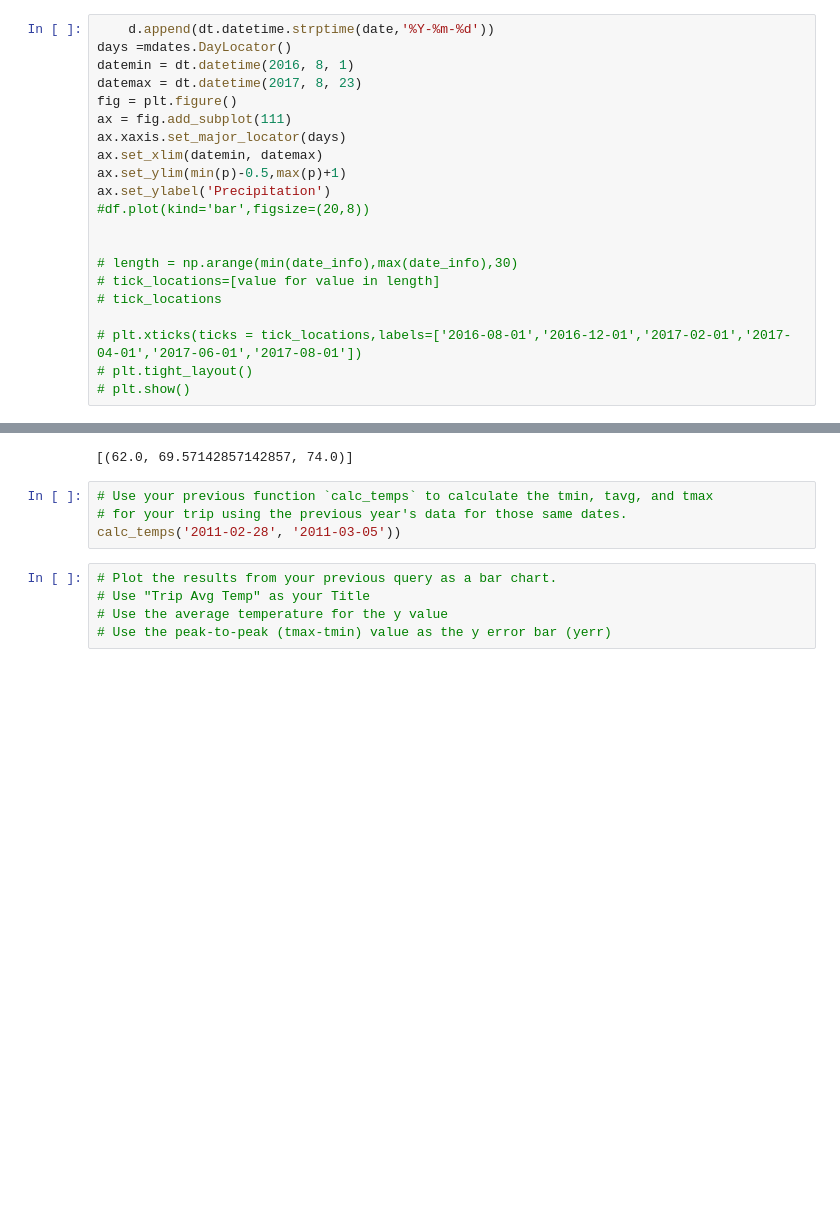
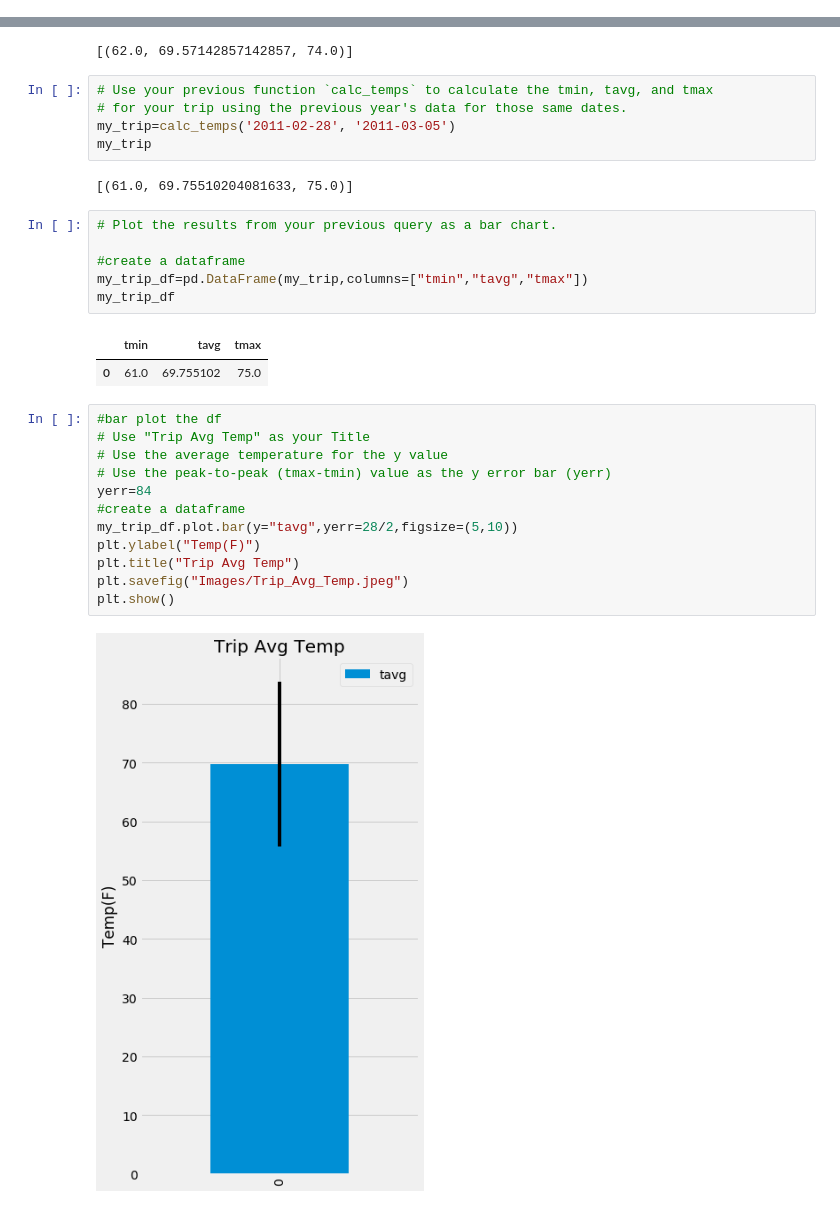
Before and after one commit to Neejos/sqlalchemy-challenge, a Jupyter notebook: climate_starter.ipynb, the cells around one changed output, grey strips where cells are left out. Cells and saved outputs as stored; diff of their text form; blank space fills up the shorter version.

```diff
--- a/climate_starter.ipynb
+++ b/climate_starter.ipynb
@@ -82,21 +71,0 @@ d
-# %%
-    d.append(dt.datetime.strptime(date,'%Y-%m-%d'))
-days =mdates.DayLocator()
-datemin = dt.datetime(2016, 8, 1)
-datemax = dt.datetime(2017, 8, 23)
-fig = plt.figure()
-ax = fig.add_subplot(111)
-ax.xaxis.set_major_locator(days)
-ax.set_xlim(datemin, datemax)
-ax.set_ylim(min(p)-0.5,max(p)+1)
-ax.set_ylabel('Precipitation')
-#df.plot(kind='bar',figsize=(20,8))
-
-
-# length = np.arange(min(date_info),max(date_info),30)
-# tick_locations=[value for value in length]
-# tick_locations
-
-# plt.xticks(ticks = tick_locations,labels=['2016-08-01','2016-12-01','2017-02-01','2017-04-01','2017-06-01','2017-08-01'])
-# plt.tight_layout()
-# plt.show()
@@ -221,11 +196,32 @@ print(calc_temps('2012-02-28', '2012-03-05'))
 # %%
 # Use your previous function `calc_temps` to calculate the tmin, tavg, and tmax
 # for your trip using the previous year's data for those same dates.
-calc_temps('2011-02-28', '2011-03-05'))
+my_trip=calc_temps('2011-02-28', '2011-03-05')
+my_trip
+# %% [output]
+[(61.0, 69.75510204081633, 75.0)]
+# %%
+# Plot the results from your previous query as a bar chart.
+
+#create a dataframe
+my_trip_df=pd.DataFrame(my_trip,columns=["tmin","tavg","tmax"])
+my_trip_df
+# %% [output]
+|  | tmin | tavg | tmax |
+| 0 | 61.0 | 69.755102 | 75.0 |
 # %%
-# Plot the results from your previous query as a bar chart.
+#bar plot the df
 # Use "Trip Avg Temp" as your Title
 # Use the average temperature for the y value
 # Use the peak-to-peak (tmax-tmin) value as the y error bar (yerr)
+yerr=84
+#create a dataframe
+my_trip_df.plot.bar(y="tavg",yerr=28/2,figsize=(5,10))
+plt.ylabel("Temp(F)")
+plt.title("Trip Avg Temp")
+plt.savefig("Images/Trip_Avg_Temp.jpeg")
+plt.show()
+# %% [output]
+[figure, added]
 # %%
 # Calculate the total amount of rainfall per weather station for your trip dates using the previous year's matching dates.
```
Also changed, not shown: parts of 15 cells of this notebook, 5 other files.
